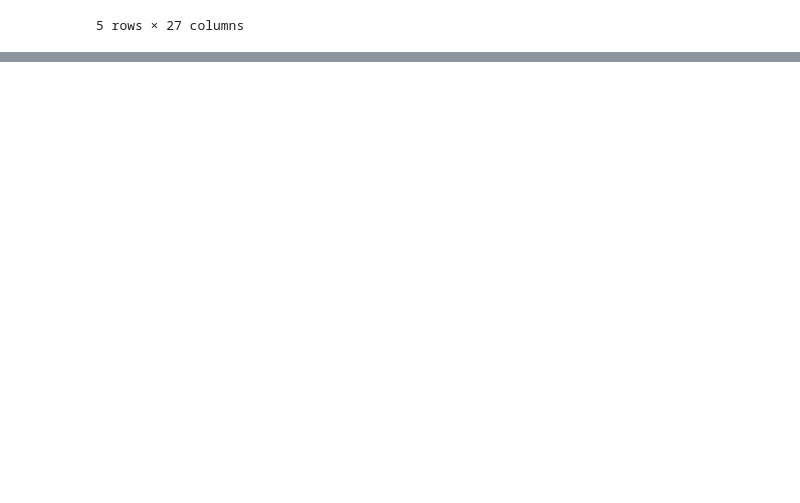
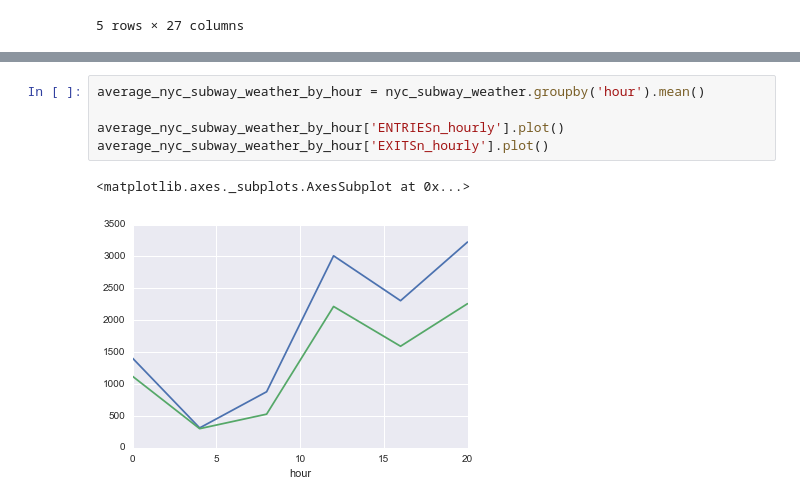
Before and after one commit to mtremsal/courses, a Jupyter notebook: ud170/notebook3.ipynb, the cells around one changed output, grey strips where cells are left out. Saved outputs shown, nothing was run; the diff lists cells and outputs as text; blank space fills up the shorter version.

```diff
--- a/ud170/notebook3.ipynb
+++ b/ud170/notebook3.ipynb
@@ -30,0 +73,8 @@ Populating the interactive namespace from numpy and matplotlib
+# %%
+average_nyc_subway_weather_by_hour = nyc_subway_weather.groupby('hour').mean()
+
+average_nyc_subway_weather_by_hour['ENTRIESn_hourly'].plot()
+average_nyc_subway_weather_by_hour['EXITSn_hourly'].plot()
+# %% [output]
+<matplotlib.axes._subplots.AxesSubplot at 0x...>
+[figure, added]
```
Also changed, not shown: parts of 6 cells of this notebook, 1 other file.
